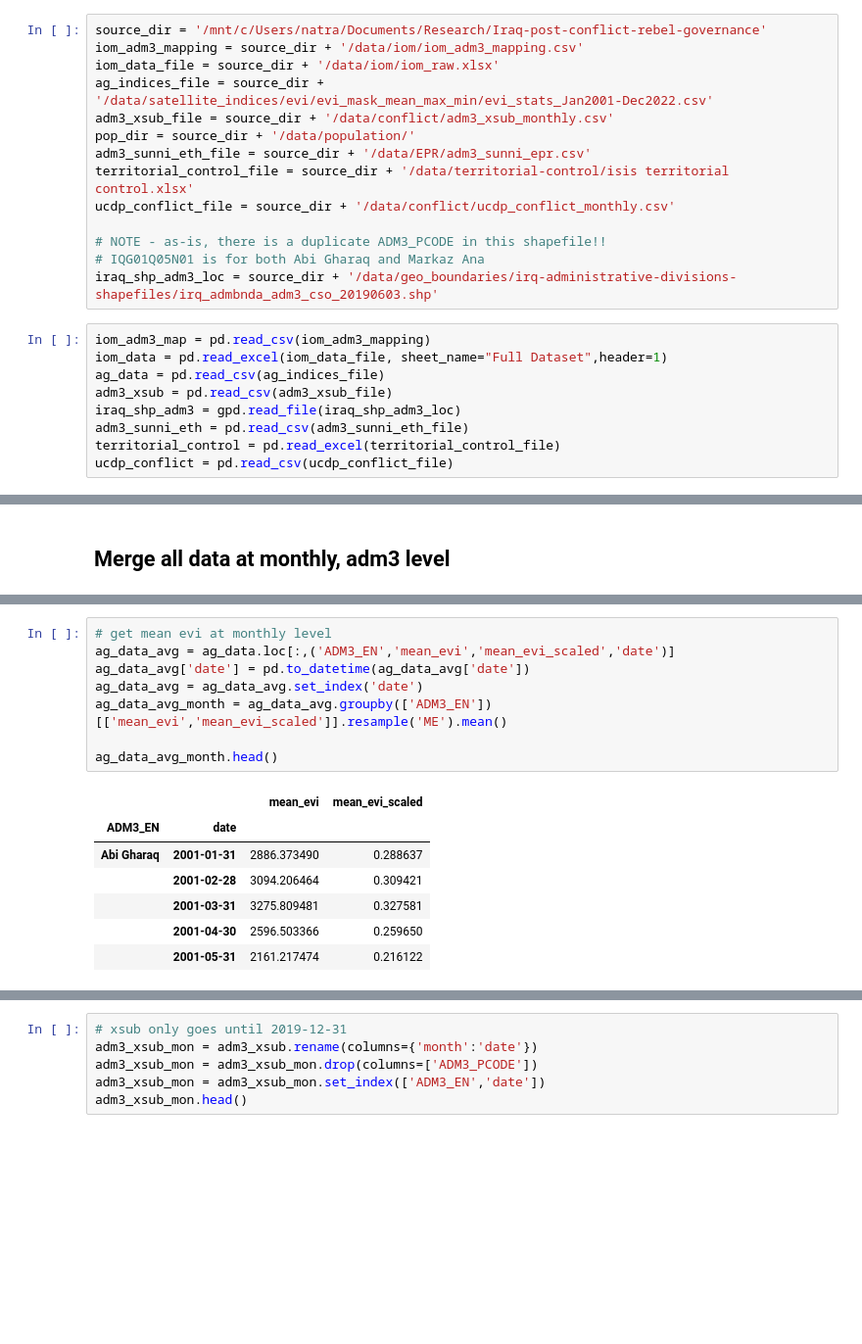
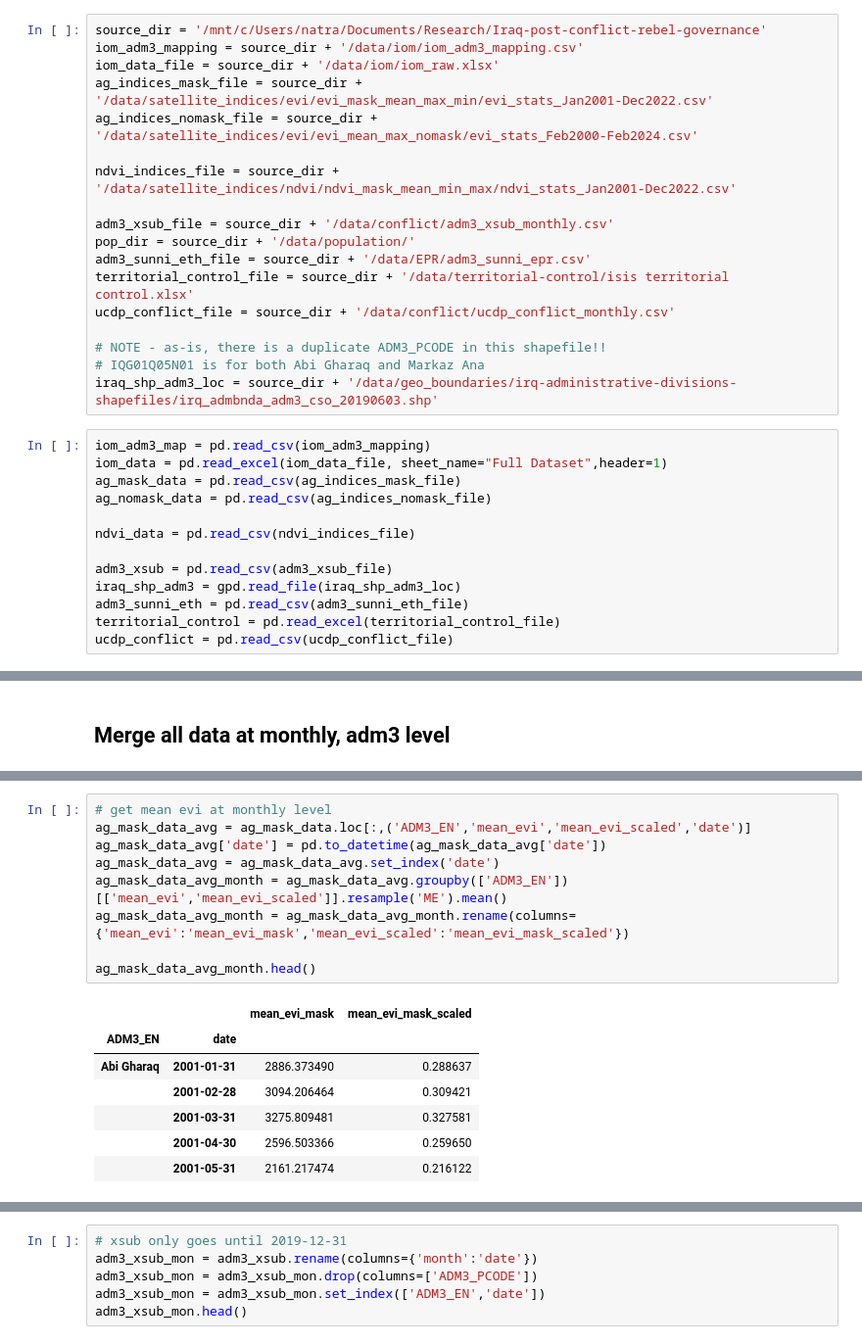
Before and after one commit to natalie-ayers/Iraq-post-conflict-rebel-governance, a Jupyter notebook: merge_datasets_adm3.ipynb, the cells around one changed output, grey strips where cells are left out. Shown at 98% size. Saved outputs shown, nothing was run; the diff lists cells and outputs as text; blank space fills up the shorter version.

```diff
--- a/merge_datasets_adm3.ipynb
+++ b/merge_datasets_adm3.ipynb
@@ -12,7 +12,11 @@ from operator import attrgetter
 source_dir = '/mnt/c/Users/natra/Documents/Research/Iraq-post-conflict-rebel-governance'
 iom_adm3_mapping = source_dir + '/data/iom/iom_adm3_mapping.csv'
 iom_data_file = source_dir + '/data/iom/iom_raw.xlsx'
-ag_indices_file = source_dir + '/data/satellite_indices/evi/evi_mask_mean_max_min/evi_stats_Jan2001-Dec2022.csv'
+ag_indices_mask_file = source_dir + '/data/satellite_indices/evi/evi_mask_mean_max_min/evi_stats_Jan2001-Dec2022.csv'
+ag_indices_nomask_file = source_dir + '/data/satellite_indices/evi/evi_mean_max_nomask/evi_stats_Feb2000-Feb2024.csv'
+
+ndvi_indices_file = source_dir + '/data/satellite_indices/ndvi/ndvi_mask_mean_min_max/ndvi_stats_Jan2001-Dec2022.csv'
+
 adm3_xsub_file = source_dir + '/data/conflict/adm3_xsub_monthly.csv'
 pop_dir = source_dir + '/data/population/'
 adm3_sunni_eth_file = source_dir + '/data/EPR/adm3_sunni_epr.csv'
@@ -25,7 +29,11 @@ iraq_shp_adm3_loc = source_dir + '/data/geo_boundaries/irq-administrative-divisi
 # %%
 iom_adm3_map = pd.read_csv(iom_adm3_mapping)
 iom_data = pd.read_excel(iom_data_file, sheet_name="Full Dataset",header=1)
-ag_data = pd.read_csv(ag_indices_file)
+ag_mask_data = pd.read_csv(ag_indices_mask_file)
+ag_nomask_data = pd.read_csv(ag_indices_nomask_file)
+
+ndvi_data = pd.read_csv(ndvi_indices_file)
+
 adm3_xsub = pd.read_csv(adm3_xsub_file)
 iraq_shp_adm3 = gpd.read_file(iraq_shp_adm3_loc)
 adm3_sunni_eth = pd.read_csv(adm3_sunni_eth_file)
@@ -104,14 +115,15 @@ ag_data_max_month.head()
 |  | 2001-05-31 | 5147.0 | 0.5147 |
 # %%
 # get mean evi at monthly level
-ag_data_avg = ag_data.loc[:,('ADM3_EN','mean_evi','mean_evi_scaled','date')]
-ag_data_avg['date'] = pd.to_datetime(ag_data_avg['date'])
-ag_data_avg = ag_data_avg.set_index('date')
-ag_data_avg_month = ag_data_avg.groupby(['ADM3_EN'])[['mean_evi','mean_evi_scaled']].resample('ME').mean()
+ag_mask_data_avg = ag_mask_data.loc[:,('ADM3_EN','mean_evi','mean_evi_scaled','date')]
+ag_mask_data_avg['date'] = pd.to_datetime(ag_mask_data_avg['date'])
+ag_mask_data_avg = ag_mask_data_avg.set_index('date')
+ag_mask_data_avg_month = ag_mask_data_avg.groupby(['ADM3_EN'])[['mean_evi','mean_evi_scaled']].resample('ME').mean()
+ag_mask_data_avg_month = ag_mask_data_avg_month.rename(columns={'mean_evi':'mean_evi_mask','mean_evi_scaled':'mean_evi_mask_scaled'})
 
-ag_data_avg_month.head()
+ag_mask_data_avg_month.head()
 # %% [output]
-|  |  | mean_evi | mean_evi_scaled |
+|  |  | mean_evi_mask | mean_evi_mask_scaled |
 | ADM3_EN | date |  |  |
 | Abi Gharaq | 2001-01-31 | 2886.373490 | 0.288637 |
 |  | 2001-02-28 | 3094.206464 | 0.309421 |
```
Also changed, not shown: parts of 15 cells of this notebook, 9 other files.
